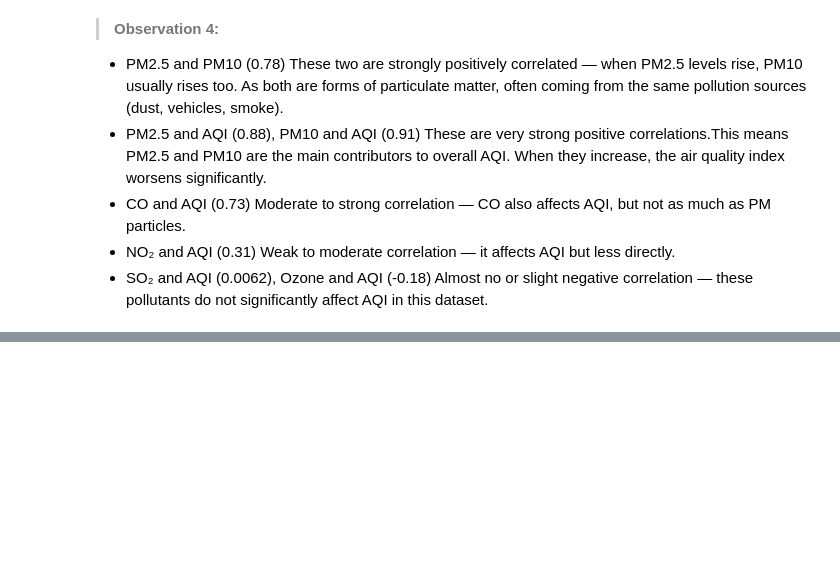
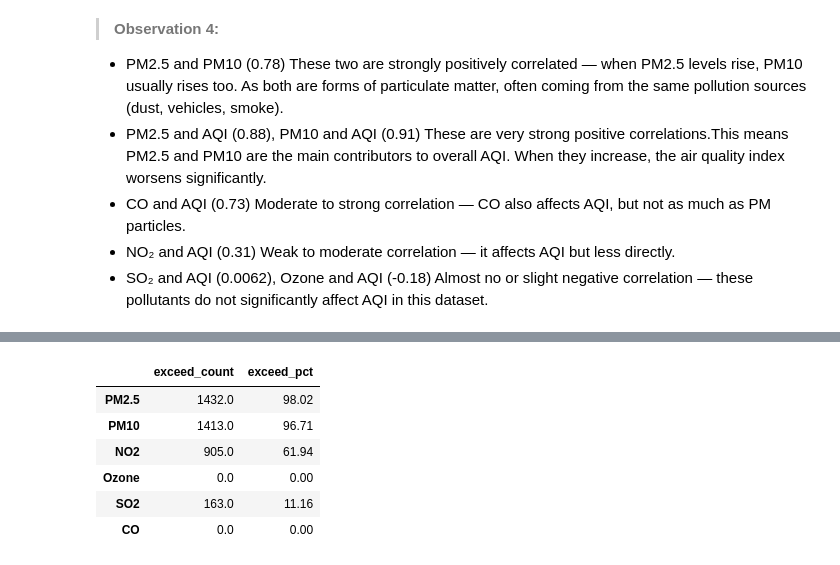
Before and after one commit to codeit-ronit/-Delhi-Air-Quality-Pollution-Trends, a Jupyter notebook: model.ipynb, the cells around one changed output, grey strips where cells are left out. Saved outputs shown, nothing was run; the diff lists cells and outputs as text; code cells hidden in the pictures; blank space fills up the shorter version.

```diff
--- a/model.ipynb
+++ b/model.ipynb
@@ -340,0 +407,19 @@ Almost no or slight negative correlation — these pollutants do not significant
+# %%
+# WHO thresholds (24h averages from WHO Global Air Quality Guidelines (2021)- Reference link mentioned above)
+who = {'PM2.5':15, 'PM10':45, 'NO2':25, 'Ozone':100, 'SO2':40, 'CO':4}  # CO unit mg/m3 assume same as dataset; verify units
+
+exceed_summary = {}
+for p,th in who.items():
+    if p in df.columns:
+        exceed = (df[p] > th).sum()
+        pct = exceed / len(df) * 100
+        exceed_summary[p] = {'exceed_count': int(exceed), 'exceed_pct': round(pct,2)}
+pd.DataFrame(exceed_summary).T
+# %% [output]
+|  | exceed_count | exceed_pct |
+| PM2.5 | 1432.0 | 98.02 |
+| PM10 | 1413.0 | 96.71 |
+| NO2 | 905.0 | 61.94 |
+| Ozone | 0.0 | 0.00 |
+| SO2 | 163.0 | 11.16 |
+| CO | 0.0 | 0.00 |
```
Also changed, not shown: parts of 22 cells of this notebook, 1 other file.
